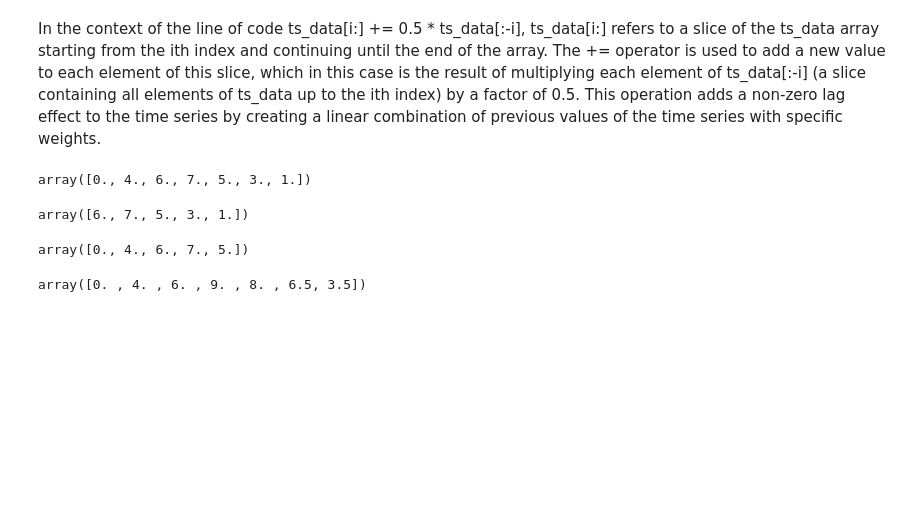
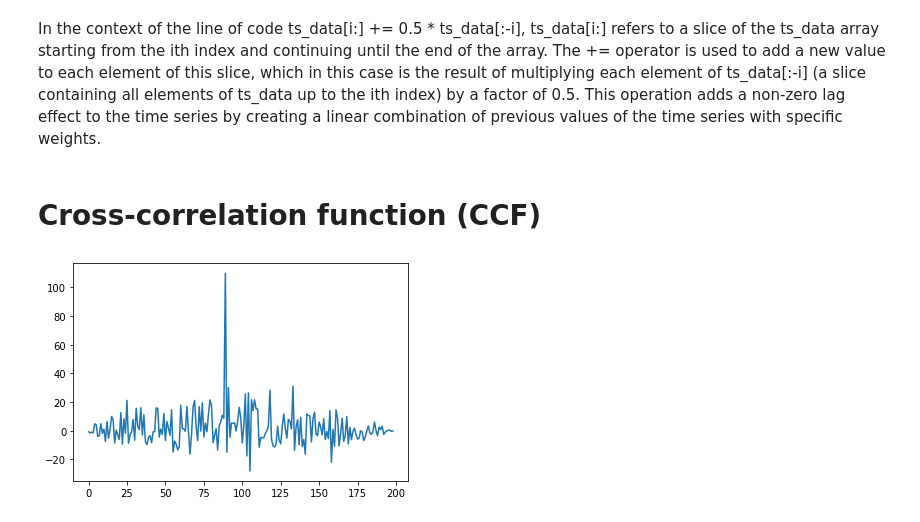
Before and after one commit to shimaabadi/BENGR310, a Jupyter notebook: time_series_analysis.ipynb, the cells around one changed output. Drawn from its saved outputs; the diff is of its cells as text; code cells hidden in the pictures; blank space fills up the shorter version.

```diff
--- a/time_series_analysis.ipynb
+++ b/time_series_analysis.ipynb
@@ -242,20 +110,24 @@ plt.show()
 # %% [markdown]
 In the context of the line of code ts_data[i:] += 0.5 * ts_data[:-i], ts_data[i:] refers to a slice of the ts_data array starting from the ith index and continuing until the end of the array. The += operator is used to add a new value to each element of this slice, which in this case is the result of multiplying each element of ts_data[:-i] (a slice containing all elements of ts_data up to the ith index) by a factor of 0.5. This operation adds a non-zero lag effect to the time series by creating a linear combination of previous values of the time series with specific weights.
-# %%
-test = np.array([0, 4, 6, 7, 5, 3, 1]).astype(float)
-test
-# %% [output]
-array([0., 4., 6., 7., 5., 3., 1.])
-# %%
-test[2:]
-# %% [output]
-array([6., 7., 5., 3., 1.])
-# %%
-test[:-2]
-# %% [output]
-array([0., 4., 6., 7., 5.])
-# %%
-test[2:] += 0.5 * test[:-2]
-test
-# %% [output]
-array([0. , 4. , 6. , 9. , 8. , 6.5, 3.5])
+# %% [markdown]
+# Cross-correlation function (CCF)
+# %%
+import numpy as np
+
+# Generate two example time series
+x = np.random.randn(100)
+
+# Roll array elements along a given axis
+y = np.roll(x, 10) + np.random.randn(100)
+
+# Calculate the cross-correlation function
+#The mode='full' argument specifies that we want to compute the cross-correlation over all possible lags.
+
+ccf = np.correlate(x, y, mode='full')
+
+# Plot the cross-correlation function
+import matplotlib.pyplot as plt
+plt.plot(ccf)
+plt.show()
+# %% [output]
+[figure, added]
```
Also changed, not shown: parts of 44 cells of this notebook, 2 other files.
